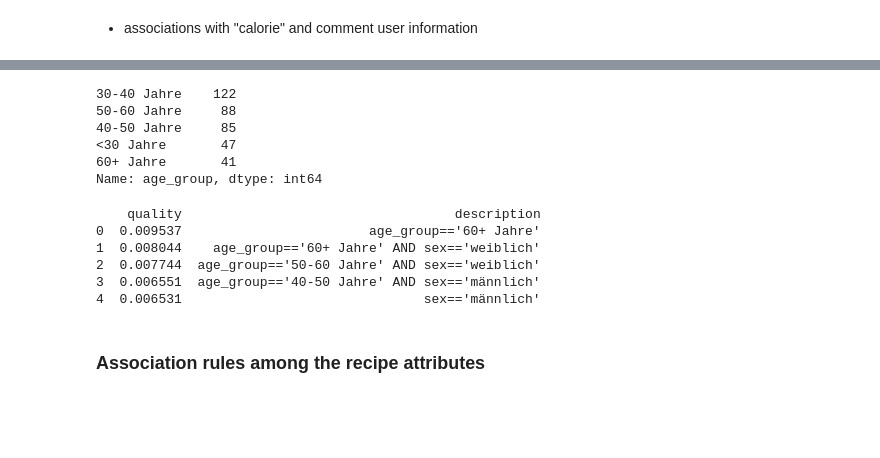
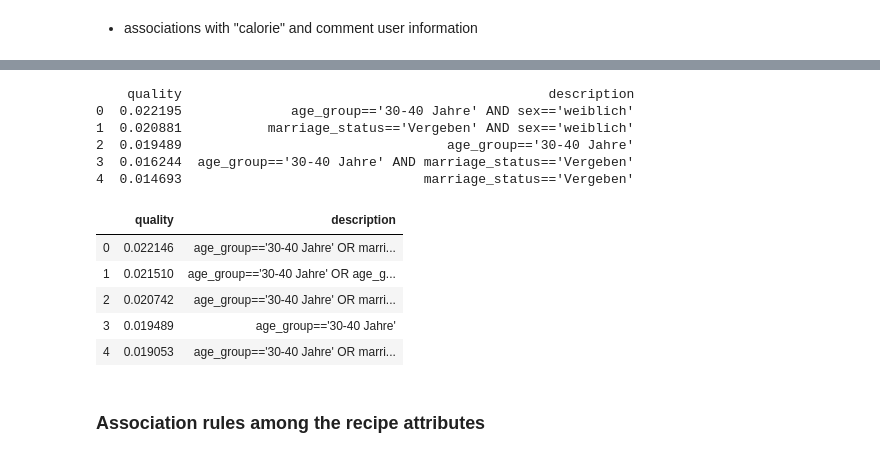
Before and after one commit to sunwen0120/Pratikum_chefkoch, a Jupyter notebook: data_analysis_2.ipynb, the cells around one changed output, grey strips where cells are left out. Drawn from its saved outputs; the diff is of its cells as text; code cells hidden in the pictures; blank space fills up the shorter version.

```diff
--- a/data_analysis_2.ipynb
+++ b/data_analysis_2.ipynb
@@ -270,11 +273,10 @@ df_dum_car
 # %%
-# add age group column
-df_com_age = remove_None(df_com_new, 'age')
-df_com_age["age_value"] = df_com_age["age"].str.extract(pat, flags=0, expand=True)
-df_com_age['age_group'] = df_com_age['age_value'].apply(age_group)
-df_dum_car = pd.get_dummies(df_com_age['calorie_level'])
-df_age = df_com_age[['rating','sex','age_group']]
-df_age['high_calorie'] = df_dum_car['high_calorie']
-df_age['low_calorie'] = df_dum_car['low_calorie']
-df_age['medium_calorie'] = df_dum_car['medium_calorie']
-df_age
+# # add age group column
+
+# df_com_age = df_com_new
+# df_com_age["age_value"] = df_com_age["age"].str.extract(pat, flags=0, expand=True)
+# df_com_age['age_group'] = df_com_age['age_value'].apply(age_group)
+# # df_dum_car = pd.get_dummies(df_com_age['calorie_level'])
+# # df_age = df_com_age[['rating','sex','age_group']]
+
+# df_com_age
@@ -313,35 +283,37 @@ See the caveats in the documentation: http://pandas.pydata.org/pandas-docs/stabl
-# %%
-df_age['age_group'].value_counts()
-# df_age['medium_calorie'].value_counts()
-# %% [output]
-30-40 Jahre    122
-50-60 Jahre     88
-40-50 Jahre     85
-<30 Jahre       47
-60+ Jahre       41
-Name: age_group, dtype: int64
 # %%
 import pysubgroup as ps
 
 
-target = ps.BinaryTarget ('medium_calorie', True)
+target = ps.BinaryTarget ('low_calorie', True)
 searchspace = ps.create_selectors(df_age, ignore=['high_calorie','medium_calorie','low_calorie','rating'])
 task = ps.SubgroupDiscoveryTask (
     df_age,
     target,
     searchspace,
     result_set_size=5,
-    depth=3,
+    depth=2,
     qf=ps.WRAccQF())
-result = ps.BeamSearch().execute(task)
+# result = ps.GeneralisingBFS().execute(task)
+result = ps.BestFirstSearch().execute(task)
+# pd.set_option('display.max_rows'None)
+pd.set_option('max_colwidth',100)
 print(result.to_dataframe())
 # %% [output]
-    quality                                   description
-0  0.009537                        age_group=='60+ Jahre'
-1  0.008044    age_group=='60+ Jahre' AND sex=='weiblich'
-2  0.007744  age_group=='50-60 Jahre' AND sex=='weiblich'
-3  0.006551  age_group=='40-50 Jahre' AND sex=='männlich'
-4  0.006531                               sex=='männlich'
+    quality                                               description
+0  0.022195              age_group=='30-40 Jahre' AND sex=='weiblich'
+1  0.020881           marriage_status=='Vergeben' AND sex=='weiblich'
+2  0.019489                                  age_group=='30-40 Jahre'
+3  0.016244  age_group=='30-40 Jahre' AND marriage_status=='Vergeben'
+4  0.014693                               marriage_status=='Vergeben'
+# %%
+result.to_dataframe()
+# %% [output]
+|  | quality | description |
+| 0 | 0.022146 | age_group=='30-40 Jahre' OR marri... |
+| 1 | 0.021510 | age_group=='30-40 Jahre' OR age_g... |
+| 2 | 0.020742 | age_group=='30-40 Jahre' OR marri... |
+| 3 | 0.019489 | age_group=='30-40 Jahre' |
+| 4 | 0.019053 | age_group=='30-40 Jahre' OR marri... |
 # %% [markdown]
 ### Association rules among the recipe attributes
 # %% [markdown]
```
Also changed, not shown: parts of 8 cells of this notebook, 1 other file.
